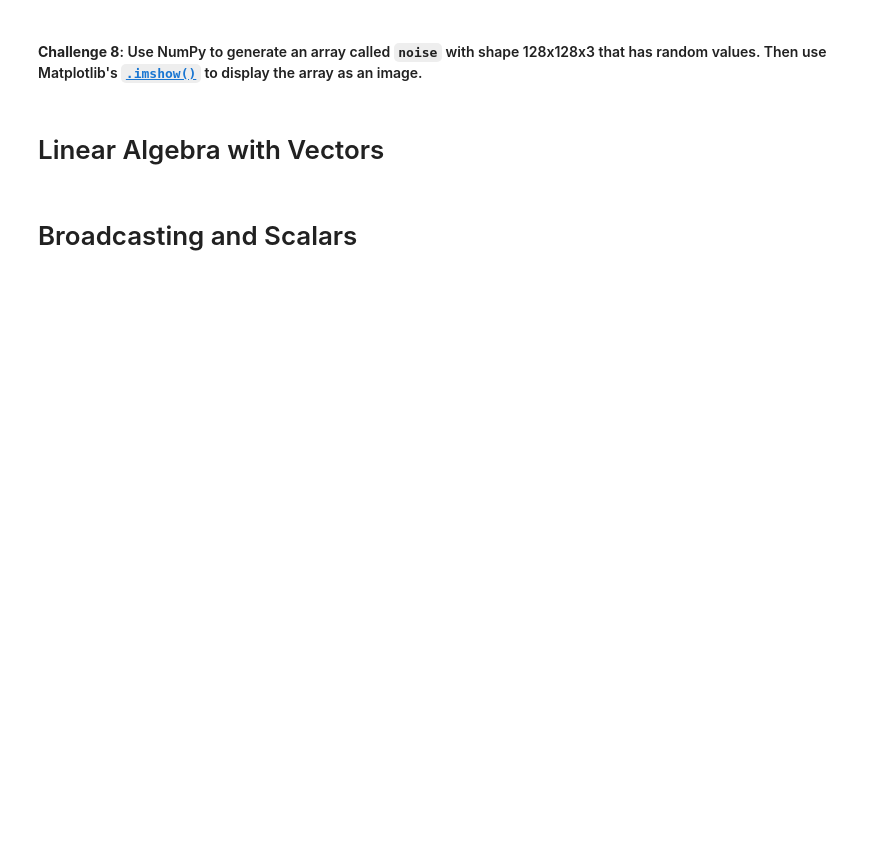
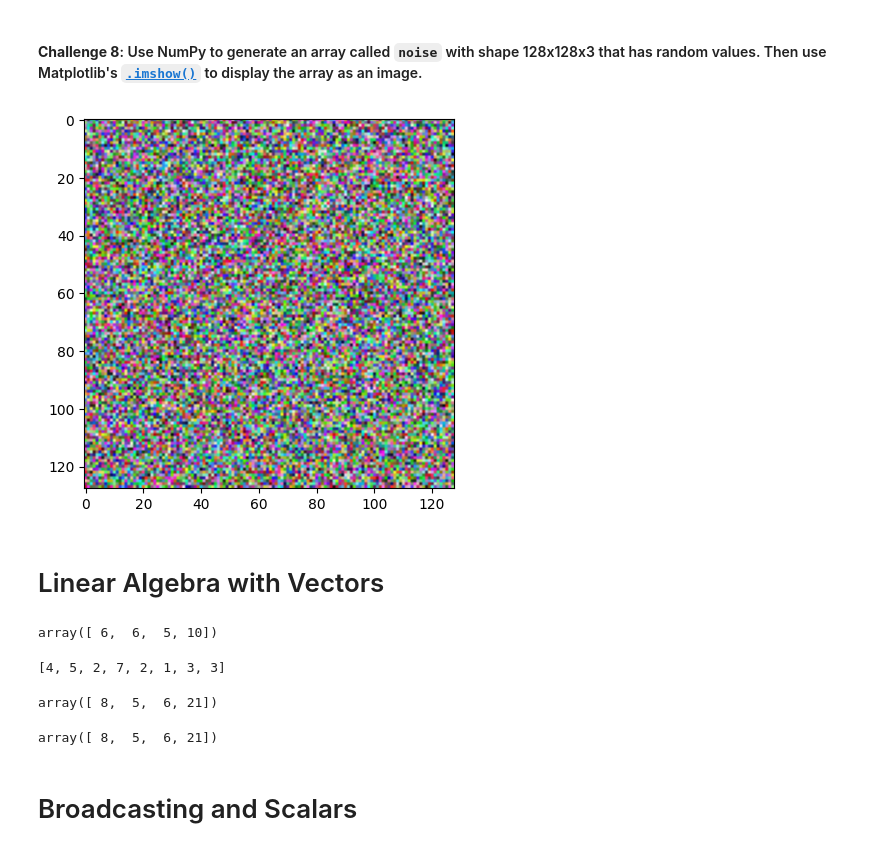
Before and after one commit to Dominiq01/100_days_of_code_Python, a Jupyter notebook: Day_77/Day_77 Computation_with_NumPy_and_N_Dimensional_Arrays_(start).ipynb, the cells around one changed output. Drawn from its saved outputs; the diff is of its cells as text; code cells hidden in the pictures; blank space fills up the shorter version.

```diff
--- a/Day_77/Day_77 Computation_with_NumPy_and_N_Dimensional_Arrays_(start).ipynb
+++ b/Day_77/Day_77 Computation_with_NumPy_and_N_Dimensional_Arrays_(start).ipynb
@@ -163,13 +204,34 @@ Hint: Use the [`.random()` function](https://numpy.org/doc/stable/reference/rand
 # %% [markdown]
 #### **Challenge 8**: Use NumPy to generate an array called `noise` with shape 128x128x3 that has random values. Then use Matplotlib's [`.imshow()`](https://matplotlib.org/3.1.1/api/_as_gen/matplotlib.pyplot.imshow.html) to display the array as an image.
+# %%
+noise = np.random.randint(0, 256, size=(128, 128, 3))
+noise
+plt.imshow(noise)
+plt.show()
+# %% [output]
+[figure, added]
 # %% [markdown]
 # Linear Algebra with Vectors
 # %%
 v1 = np.array([4, 5, 2, 7])
 v2 = np.array([2, 1, 3, 3])
+v1 + v2
+# %% [output]
+array([ 6,  6,  5, 10])
 # %%
 # Python Lists vs ndarrays
 list1 = [4, 5, 2, 7]
 list2 = [2, 1, 3, 3]
+list1 + list2
+# %% [output]
+[4, 5, 2, 7, 2, 1, 3, 3]
+# %%
+v1 * v2
+# %% [output]
+array([ 8,  5,  6, 21])
+# %%
+np.array(list1) * np.array(list2)
+# %% [output]
+array([ 8,  5,  6, 21])
 # %% [markdown]
 # Broadcasting and Scalars
```
Also changed, not shown: parts of 24 cells of this notebook, 2 other files.
